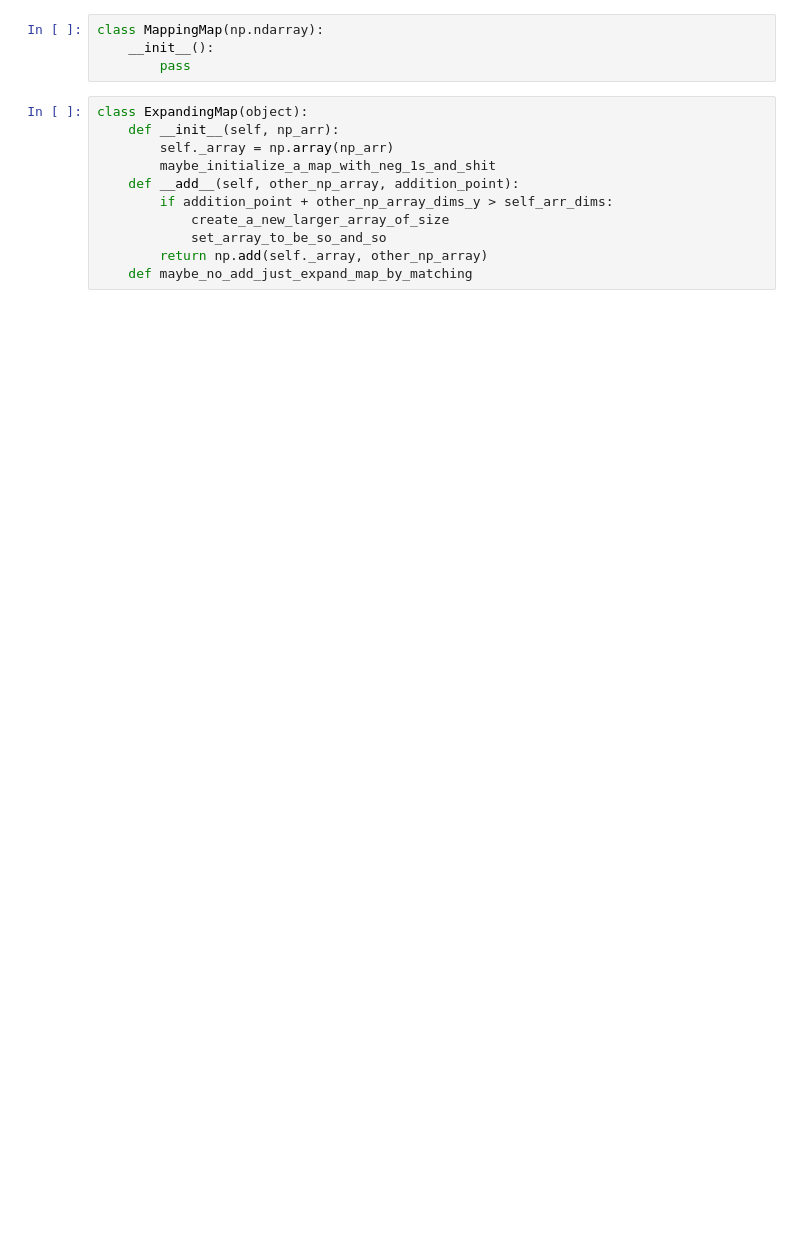
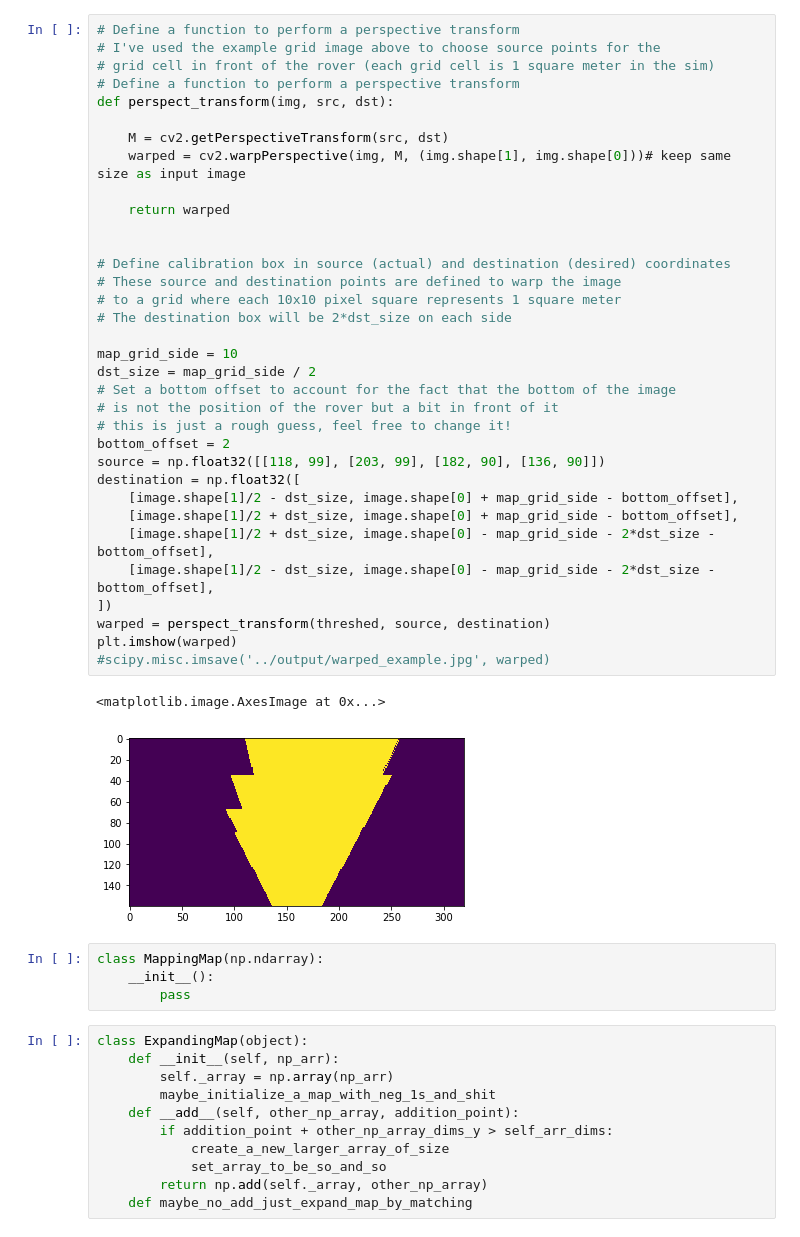
Before and after one commit to d13sl0w/RoboND-Rover-Project, a Jupyter notebook: code/Rover_Scratch_Space.ipynb, the cells around one changed output. Cells and saved outputs as stored; diff of their text form; blank space fills up the shorter version.

```diff
--- a/code/Rover_Scratch_Space.ipynb
+++ b/code/Rover_Scratch_Space.ipynb
@@ -31,3 +56,40 @@ mpld3.enable_notebook()
+# %%
+# Define a function to perform a perspective transform
+# I've used the example grid image above to choose source points for the
+# grid cell in front of the rover (each grid cell is 1 square meter in the sim)
+# Define a function to perform a perspective transform
+def perspect_transform(img, src, dst):
+
+    M = cv2.getPerspectiveTransform(src, dst)
+    warped = cv2.warpPerspective(img, M, (img.shape[1], img.shape[0]))# keep same size as input image
+
+    return warped
+
+
+# Define calibration box in source (actual) and destination (desired) coordinates
+# These source and destination points are defined to warp the image
+# to a grid where each 10x10 pixel square represents 1 square meter
+# The destination box will be 2*dst_size on each side
+
+map_grid_side = 10
+dst_size = map_grid_side / 2
+# Set a bottom offset to account for the fact that the bottom of the image
+# is not the position of the rover but a bit in front of it
+# this is just a rough guess, feel free to change it!
+bottom_offset = 2
+source = np.float32([[118, 99], [203, 99], [182, 90], [136, 90]])
+destination = np.float32([
+    [image.shape[1]/2 - dst_size, image.shape[0] + map_grid_side - bottom_offset],
+    [image.shape[1]/2 + dst_size, image.shape[0] + map_grid_side - bottom_offset],
+    [image.shape[1]/2 + dst_size, image.shape[0] - map_grid_side - 2*dst_size - bottom_offset],
+    [image.shape[1]/2 - dst_size, image.shape[0] - map_grid_side - 2*dst_size - bottom_offset],
+])
+warped = perspect_transform(threshed, source, destination)
+plt.imshow(warped)
+#scipy.misc.imsave('../output/warped_example.jpg', warped)
+# %% [output]
+<matplotlib.image.AxesImage at 0x...>
+[figure, added]
 # %%
 class MappingMap(np.ndarray):
     __init__():
```
Also changed, not shown: parts of 7 cells of this notebook.
